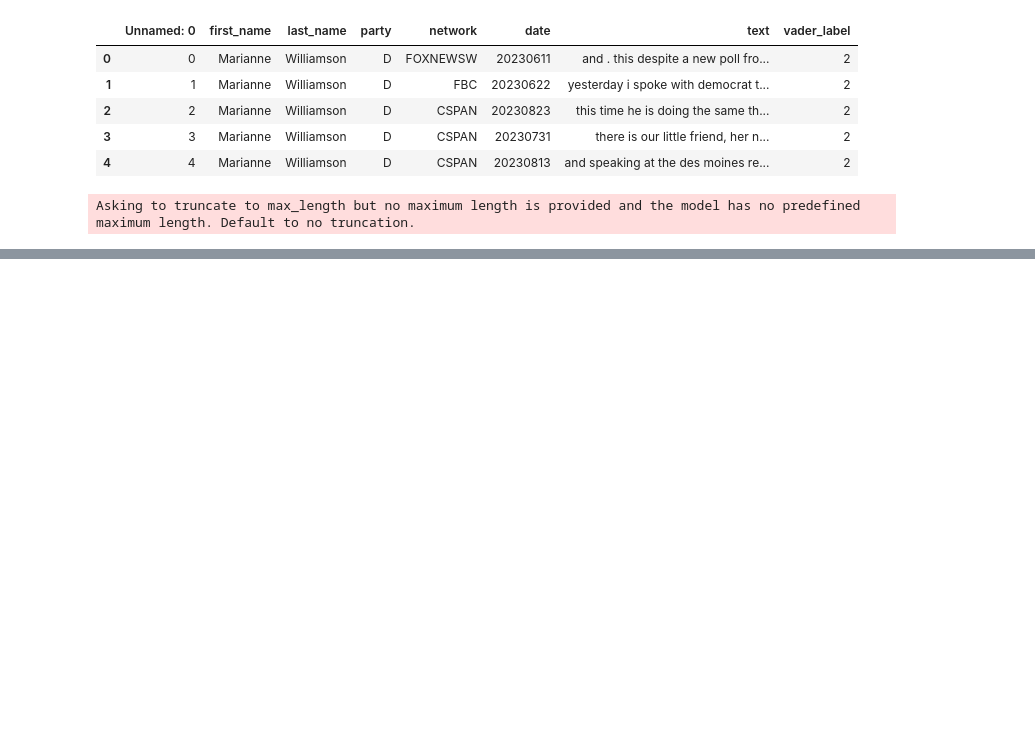
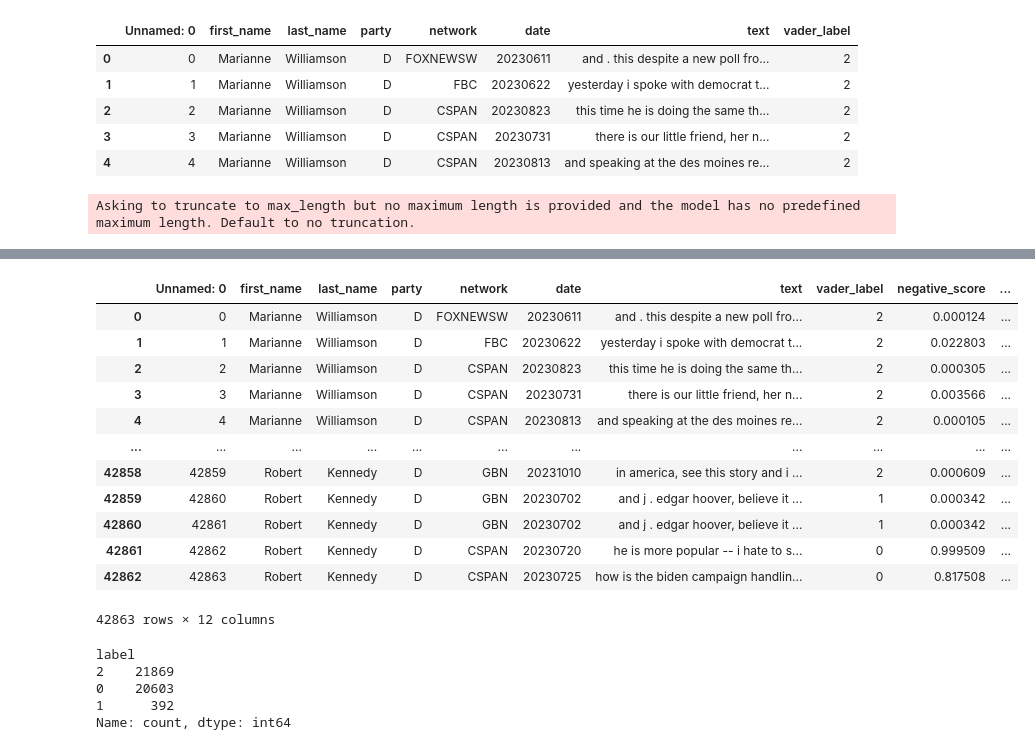
Before and after one commit to luke-stoner/AC215_LNT, a Jupyter notebook: src/bert_label/bert_label.ipynb, the cells around one changed output, grey strips where cells are left out. Saved outputs shown, nothing was run; the diff lists cells and outputs as text; code cells hidden in the pictures; blank space fills up the shorter version.

```diff
--- a/src/bert_label/bert_label.ipynb
+++ b/src/bert_label/bert_label.ipynb
@@ -404,6 +436,27 @@ label(tokenized_texts, model, device, final_df, batch_size=LABEL_BATCH_SIZE)
 # %%
 #sanity check
 final_df.head(-1)
-final_df.value_counts()
+# %% [output]
+|  | Unnamed: 0 | first_name | last_name | party | network | date | text | vader_label | negative_score | ... |
+| 0 | 0 | Marianne | Williamson | D | FOXNEWSW | 20230611 | and . this despite a new poll fro... | 2 | 0.000124 | ... |
+| 1 | 1 | Marianne | Williamson | D | FBC | 20230622 | yesterday i spoke with democrat t... | 2 | 0.022803 | ... |
+| 2 | 2 | Marianne | Williamson | D | CSPAN | 20230823 | this time he is doing the same th... | 2 | 0.000305 | ... |
+| 3 | 3 | Marianne | Williamson | D | CSPAN | 20230731 | there is our little friend, her n... | 2 | 0.003566 | ... |
+| 4 | 4 | Marianne | Williamson | D | CSPAN | 20230813 | and speaking at the des moines re... | 2 | 0.000105 | ... |
+| ... | ... | ... | ... | ... | ... | ... | ... | ... | ... | ... |
+| 42858 | 42859 | Robert | Kennedy | D | GBN | 20231010 | in america, see this story and i ... | 2 | 0.000609 | ... |
+| 42859 | 42860 | Robert | Kennedy | D | GBN | 20230702 | and j . edgar hoover, believe it ... | 1 | 0.000342 | ... |
+| 42860 | 42861 | Robert | Kennedy | D | GBN | 20230702 | and j . edgar hoover, believe it ... | 1 | 0.000342 | ... |
+| 42861 | 42862 | Robert | Kennedy | D | CSPAN | 20230720 | he is more popular -- i hate to s... | 0 | 0.999509 | ... |
+| 42862 | 42863 | Robert | Kennedy | D | CSPAN | 20230725 | how is the biden campaign handlin... | 0 | 0.817508 | ... |
+42863 rows × 12 columns
+# %%
+final_df['label'].value_counts()
+# %% [output]
+label
+2    21869
+0    20603
+1      392
+Name: count, dtype: int64
 # %%
 #save final dataset
```
Also changed, not shown: parts of 10 cells of this notebook.
